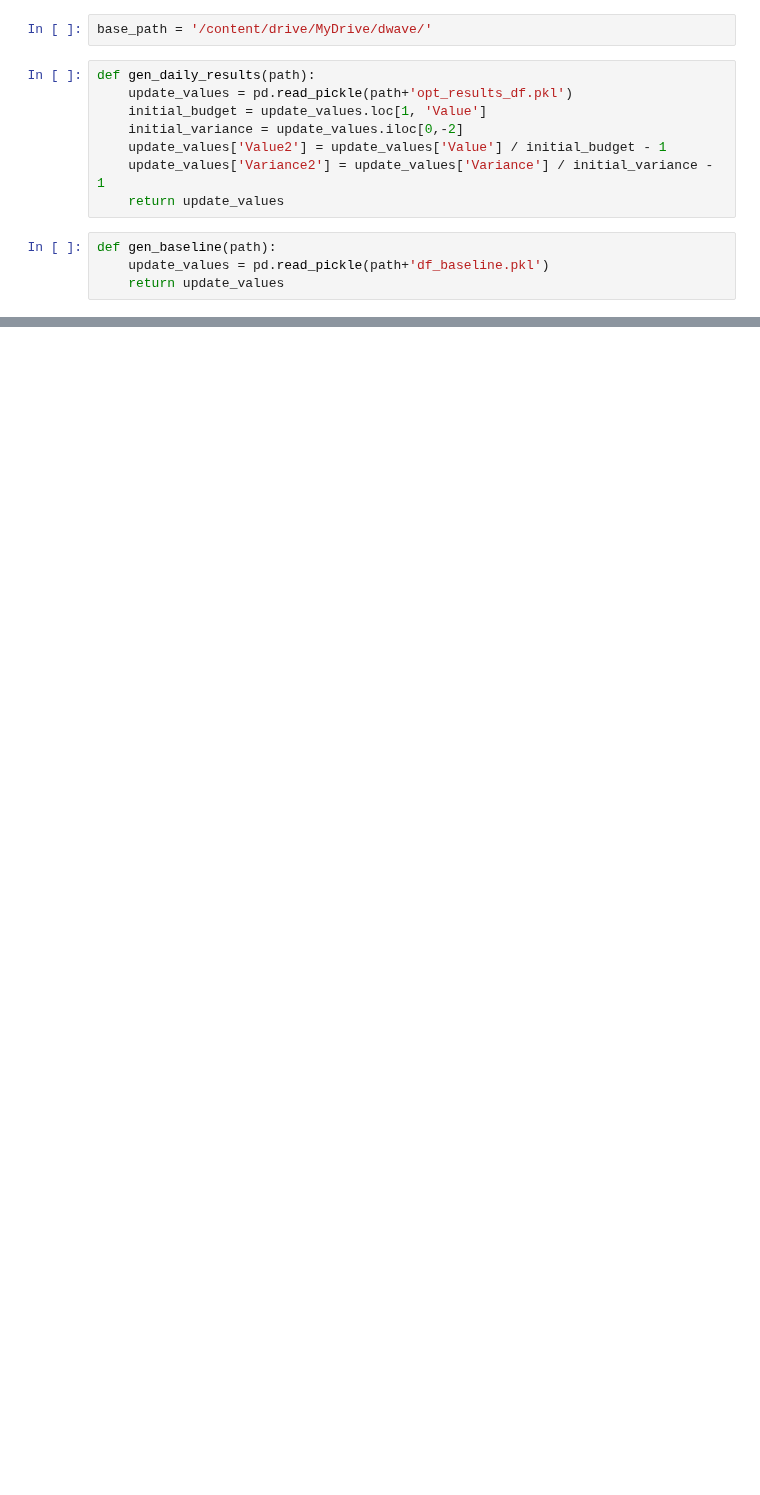
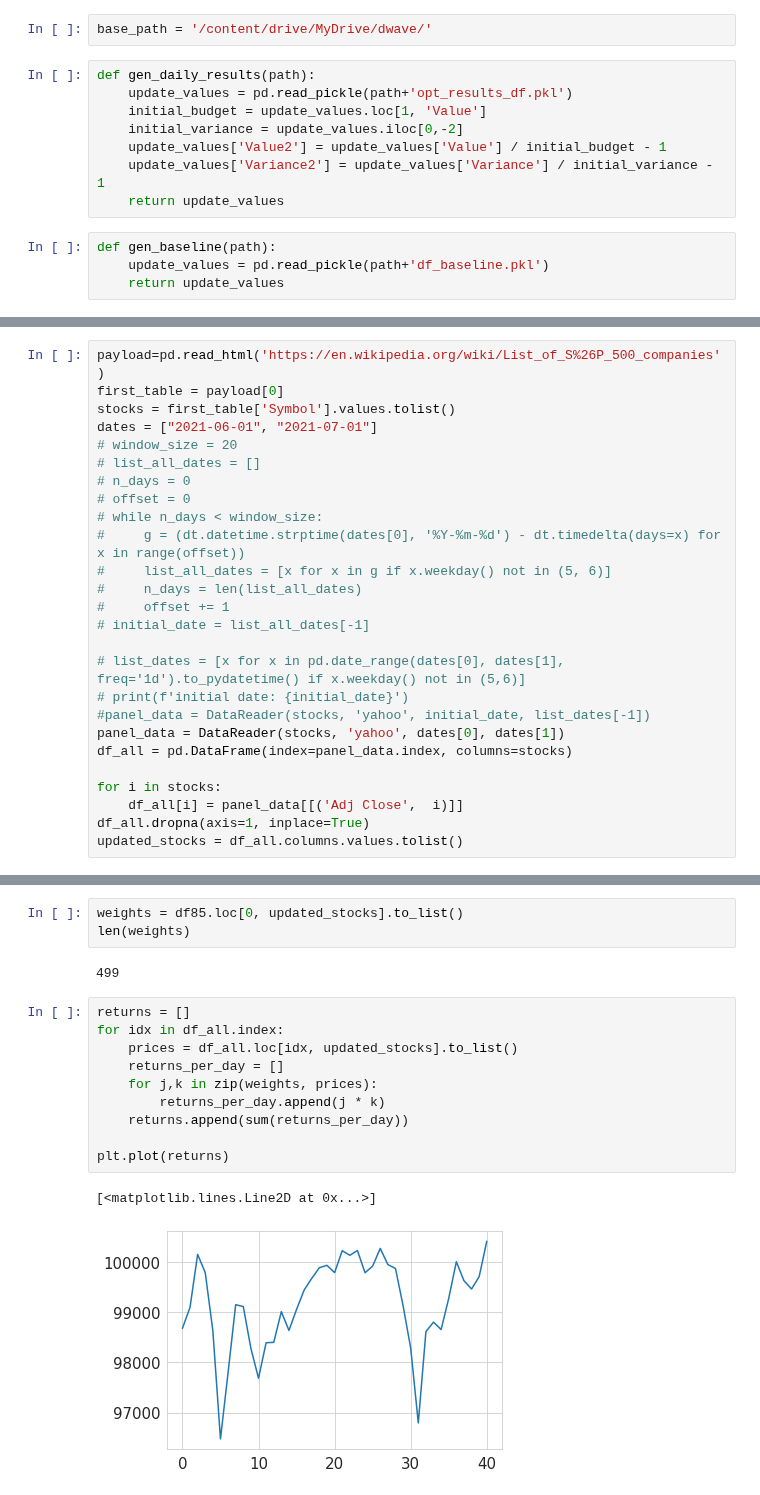
Before and after one commit to bvcmartins/dwaveDev, a Jupyter notebook: dwave_analysis.ipynb, the cells around one changed output, grey strips where cells are left out. Drawn from its saved outputs; the diff is of its cells as text; blank space fills up the shorter version.

```diff
--- a/dwave_analysis.ipynb
+++ b/dwave_analysis.ipynb
@@ -54,0 +60,26 @@ plt.show()
+# %%
+payload=pd.read_html('https://en.wikipedia.org/wiki/List_of_S%26P_500_companies')
+first_table = payload[0]
+stocks = first_table['Symbol'].values.tolist()
+dates = ["2021-06-01", "2021-07-01"]
+# window_size = 20
+# list_all_dates = []
+# n_days = 0
+# offset = 0
+# while n_days < window_size:
+#     g = (dt.datetime.strptime(dates[0], '%Y-%m-%d') - dt.timedelta(days=x) for x in range(offset))
+#     list_all_dates = [x for x in g if x.weekday() not in (5, 6)]
+#     n_days = len(list_all_dates)
+#     offset += 1
+# initial_date = list_all_dates[-1]
+
+# list_dates = [x for x in pd.date_range(dates[0], dates[1], freq='1d').to_pydatetime() if x.weekday() not in (5,6)]
+# print(f'initial date: {initial_date}')
+#panel_data = DataReader(stocks, 'yahoo', initial_date, list_dates[-1])
+panel_data = DataReader(stocks, 'yahoo', dates[0], dates[1])
+df_all = pd.DataFrame(index=panel_data.index, columns=stocks)
+
+for i in stocks:
+    df_all[i] = panel_data[[('Adj Close',  i)]]
+df_all.dropna(axis=1, inplace=True)
+updated_stocks = df_all.columns.values.tolist()
@@ -54,0 +112,18 @@ plt.show()
+# %%
+weights = df85.loc[0, updated_stocks].to_list()
+len(weights)
+# %% [output]
+499
+# %%
+returns = []
+for idx in df_all.index:
+    prices = df_all.loc[idx, updated_stocks].to_list()
+    returns_per_day = []
+    for j,k in zip(weights, prices):
+        returns_per_day.append(j * k)
+    returns.append(sum(returns_per_day))
+
+plt.plot(returns)
+# %% [output]
+[<matplotlib.lines.Line2D at 0x...>]
+[figure, added]
```
Also changed, not shown: parts of 9 cells of this notebook.
